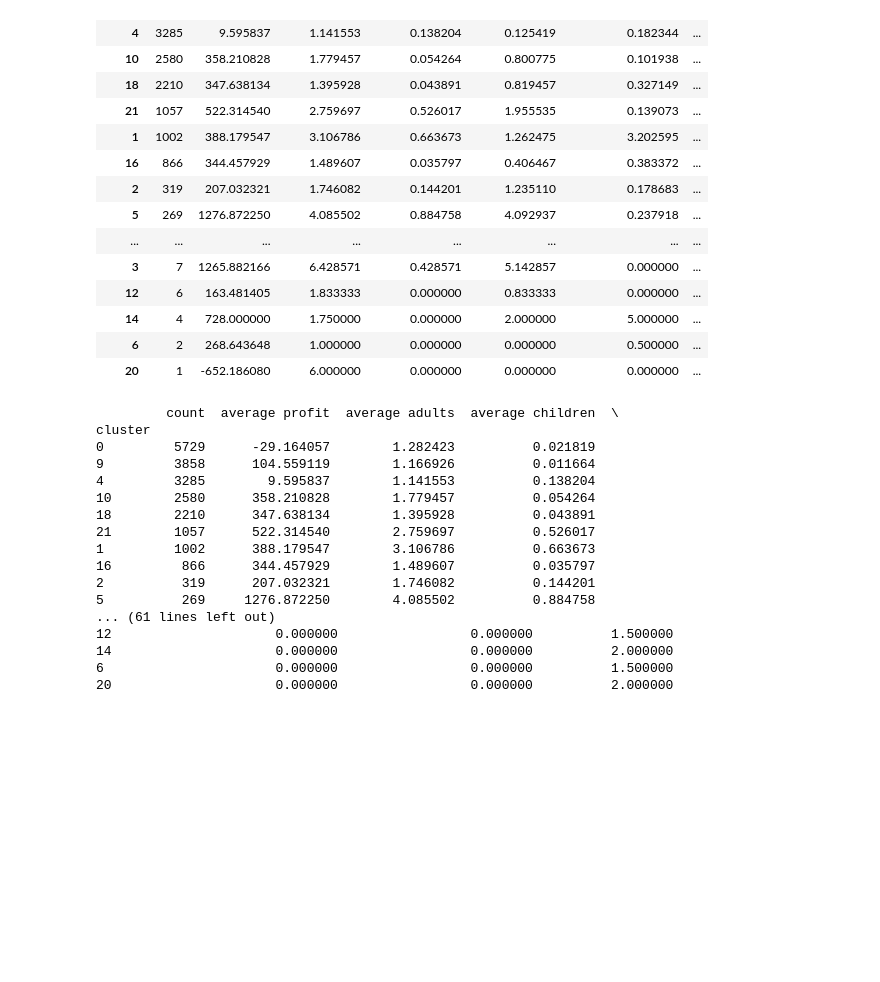
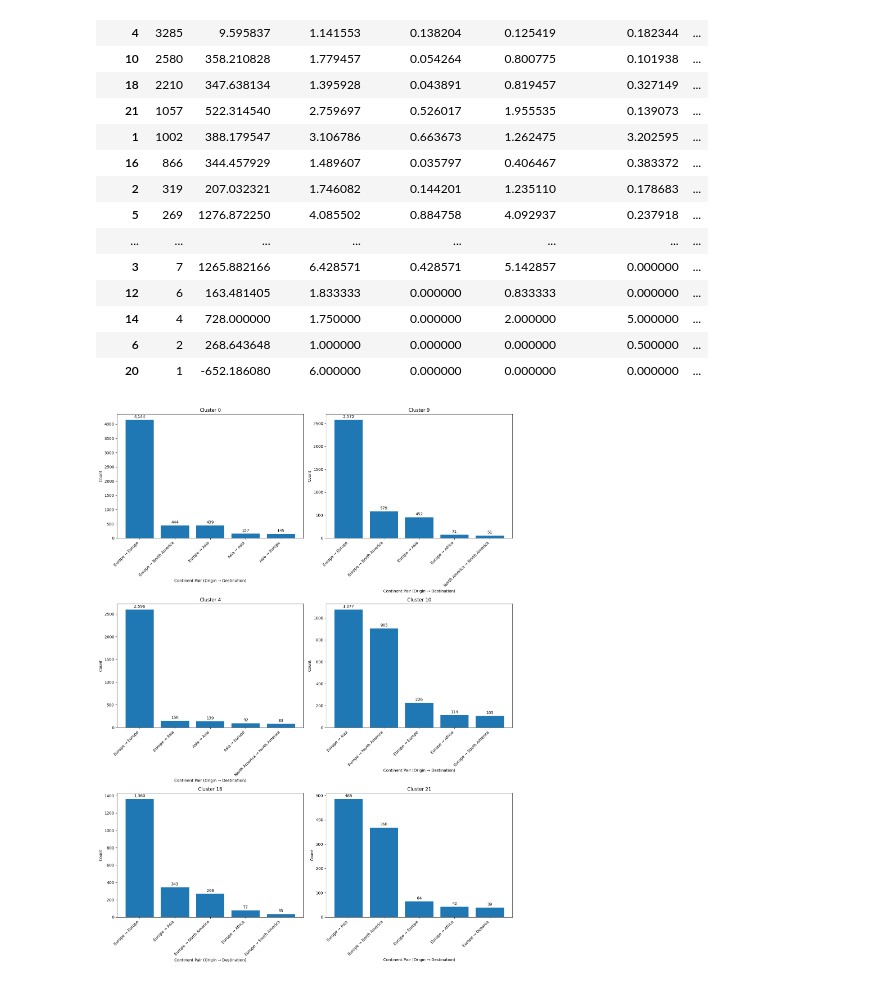
Before and after one commit to arisigfusson/case2, a Jupyter notebook: main.ipynb, the cells around one changed output. Saved outputs shown, nothing was run; the diff lists cells and outputs as text; code cells hidden in the pictures; blank space fills up the shorter version.

```diff
--- a/main.ipynb
+++ b/main.ipynb
@@ -428,23 +465,3 @@ cluster_stats.join(cluster_percentage_stats.drop(columns='count'), on='cluster')
 | 14 | 4 | 728.000000 | 1.750000 | 0.000000 | 2.000000 | 5.000000 | ... |
 | 6 | 2 | 268.643648 | 1.000000 | 0.000000 | 0.000000 | 0.500000 | ... |
 | 20 | 1 | -652.186080 | 6.000000 | 0.000000 | 0.000000 | 0.000000 | ... |
-# %%
-print(cluster_stats)
-# %% [output]
-         count  average profit  average adults  average children  \
-cluster
-0         5729      -29.164057        1.282423          0.021819
-9         3858      104.559119        1.166926          0.011664
-4         3285        9.595837        1.141553          0.138204
-10        2580      358.210828        1.779457          0.054264
-18        2210      347.638134        1.395928          0.043891
-21        1057      522.314540        2.759697          0.526017
-1         1002      388.179547        3.106786          0.663673
-16         866      344.457929        1.489607          0.035797
-2          319      207.032321        1.746082          0.144201
-5          269     1276.872250        4.085502          0.884758
-... (61 lines left out)
-12                     0.000000                 0.000000          1.500000
-14                     0.000000                 0.000000          2.000000
-6                      0.000000                 0.000000          1.500000
-20                     0.000000                 0.000000          2.000000
@@ -450,0 +470,42 @@ cluster
+# %%
+
+clusters = [0, 9, 4, 10, 18, 21]
+
+ncols = 3
+nrows = 2
+
+fig, axes = plt.subplots(nrows=3, ncols=2, figsize=(15, 20))
+axes = axes.flatten()
+
+for i, cluster in enumerate(clusters):
+    ax = axes[i]
+    cluster_df = df[df['cluster'] == cluster]
+
+    continent_cols = ['leg_0_origin_continent', 'leg_0_destination_continent']
+    pairings = cluster_df.groupby(continent_cols).size().reset_index(name='count')
+
+    pairings['pair'] = pairings['leg_0_origin_continent'] + " → " + pairings['leg_0_destination_continent']
+
+    top5_pairings = pairings.sort_values(by='count', ascending=False).head(5)
+
+    bars = ax.bar(top5_pairings['pair'], top5_pairings['count'])
+    ax.set_xlabel("Continent Pair (Origin → Destination)")
+    ax.set_ylabel("Count")
+    ax.set_title(f"Cluster {cluster}")
+    ax.set_xticklabels(top5_pairings['pair'], rotation=45, ha='right')
+
+    for bar in bars:
+        height = bar.get_height()
+        ax.annotate(f'{int(height):,}',
+                    xy=(bar.get_x() + bar.get_width() / 2, height),
+                    xytext=(0, 3),
+                    textcoords="offset points",
+                    ha='center', va='bottom')
+
+for j in range(i + 1, len(axes)):
+    fig.delaxes(axes[j])
+
+plt.tight_layout()
+plt.show()
+# %% [output]
+[figure, added]
```
Also changed, not shown: parts of 5 cells of this notebook.
